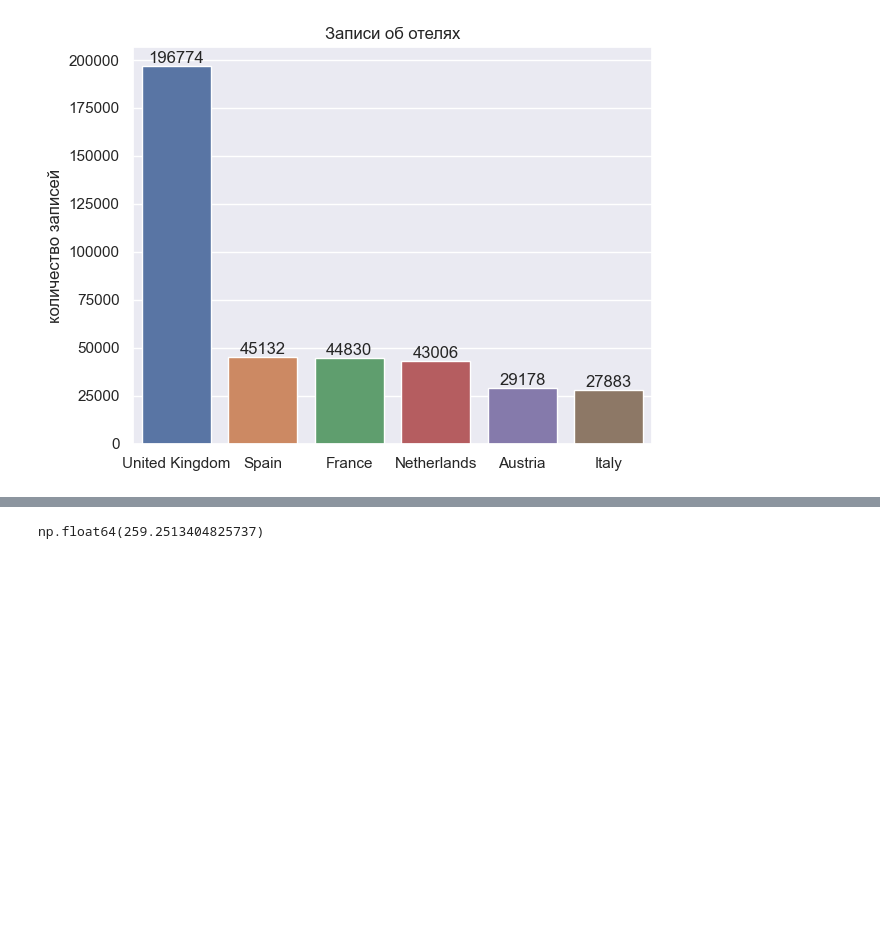
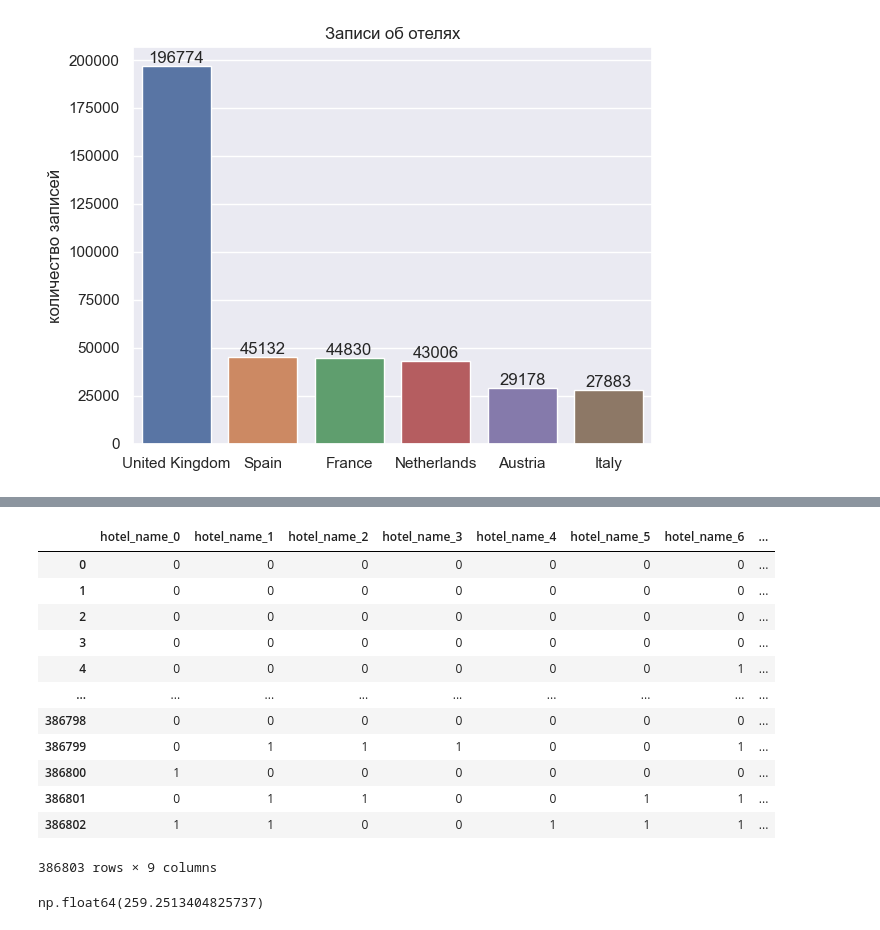
Before and after one commit to YarikKa2/EDA_Feature_Engineering__StudyProject_3, a Jupyter notebook: code/EDA_FeatureEng.ipynb, the cells around one changed output, grey strips where cells are left out. Cells and saved outputs as stored; diff of their text form; code cells hidden in the pictures; blank space fills up the shorter version.

```diff
--- a/code/EDA_FeatureEng.ipynb
+++ b/code/EDA_FeatureEng.ipynb
@@ -126,2 +209,3 @@ See the caveats in the documentation: https://pandas.pydata.org/pandas-docs/stab
 # %%
-hotel_names = ObjDataHotel['hotel_name'].value_counts().to_frame().reset_index()
+hotel_names = ObjDataHotel['hotel_name'].to_frame()
+hotel_names
@@ -128,3 +226,25 @@ hotel_names = ObjDataHotel['hotel_name'].value_counts().to_frame().reset_index()
+# %%
+
+hotel_names = BinEncoderFunc(DataFrame=hotel_names,
+               Feature='hotel_name',
+               LowLim=0, Drop_col=True)
+
+
+hotel_names
+# %% [output]
+|  | hotel_name_0 | hotel_name_1 | hotel_name_2 | hotel_name_3 | hotel_name_4 | hotel_name_5 | hotel_name_6 | ... |
+| 0 | 0 | 0 | 0 | 0 | 0 | 0 | 0 | ... |
+| 1 | 0 | 0 | 0 | 0 | 0 | 0 | 0 | ... |
+| 2 | 0 | 0 | 0 | 0 | 0 | 0 | 0 | ... |
+| 3 | 0 | 0 | 0 | 0 | 0 | 0 | 0 | ... |
+| 4 | 0 | 0 | 0 | 0 | 0 | 0 | 1 | ... |
+| ... | ... | ... | ... | ... | ... | ... | ... | ... |
+| 386798 | 0 | 0 | 0 | 0 | 0 | 0 | 0 | ... |
+| 386799 | 0 | 1 | 1 | 1 | 0 | 0 | 1 | ... |
+| 386800 | 1 | 0 | 0 | 0 | 0 | 0 | 0 | ... |
+| 386801 | 0 | 1 | 1 | 0 | 0 | 1 | 1 | ... |
+| 386802 | 1 | 1 | 0 | 0 | 1 | 1 | 1 | ... |
+386803 rows × 9 columns
 # %%
 np.median(ObjDataHotel['hotel_name'].value_counts().values)
 np.mean(ObjDataHotel['hotel_name'].value_counts().values)
```
Also changed, not shown: parts of 4 cells of this notebook, 1 other file.
